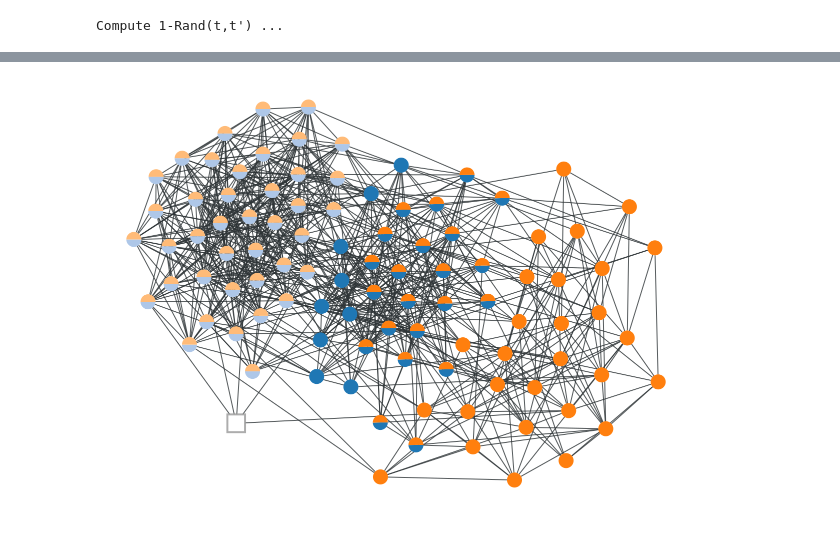
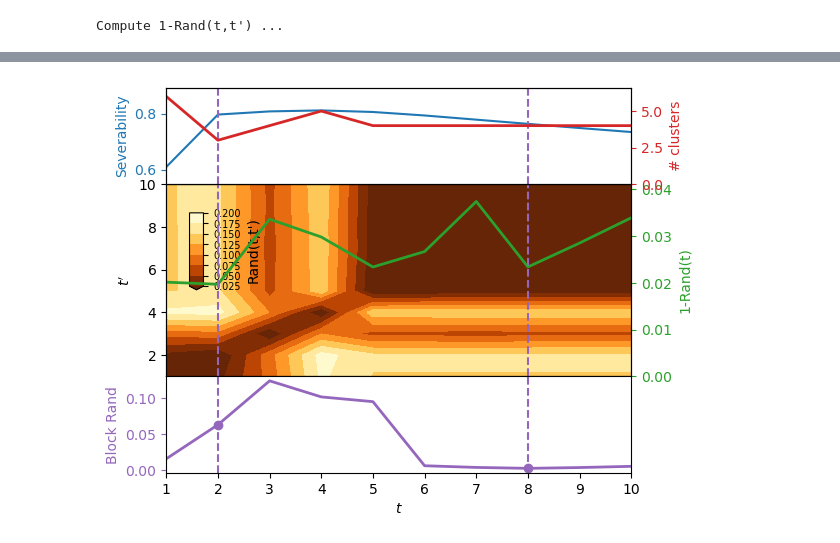
Before and after one commit to barahona-research-group/severability, a Jupyter notebook: notebooks/Example_4.ipynb, the cells around one changed output, grey strips where cells are left out. Drawn from its saved outputs; the diff is of its cells as text; code cells hidden in the pictures.

```diff
--- a/notebooks/Example_4.ipynb
+++ b/notebooks/Example_4.ipynb
@@ -22,13 +19,10 @@ Graph named 'stochastic_block_model' with 100 nodes and 737 edges
 # %%
-# get adjacency matrix and convert to np.matrix
+# get adjacency matrix
 A = nx.to_numpy_array(G)
-A = np.matrix(A)
-
-# compute transition matrix
-P = severability.transition_matrix(A)
 # %%
 # run multiscale severability
-sev_results = severability.multiscale_severability(P, 20, n_tries=30, n_rand=30, n_workers=4)
+max_t = 10
+sev_results = severability.multiscale_severability(A, max_t, n_tries=30, n_workers=7)
 # %% [output]
 Optimise severability ...
 Compute 1-Rand(t) ...
@@ -40,9 +30,6 @@ plot_scan(sev_results)
-# %%
-partitions = sev_results['partitions']
-
-partition_to_plot = partitions[1]
-n_nodes = len(A)
-
-severability.plotting.plot_pie_graph(partition_to_plot, A, n_nodes)
-# %% [output]
-[figure, removed]
+# %%
+# plot severability results
+sev_results = severability.identify_optimal_scales(sev_results, kernel_size=3)
+severability.plotting.plot_scan(sev_results)
+# %% [output]
+[figure, added]
```
Also changed, not shown: parts of 5 cells of this notebook, 4 other files.
